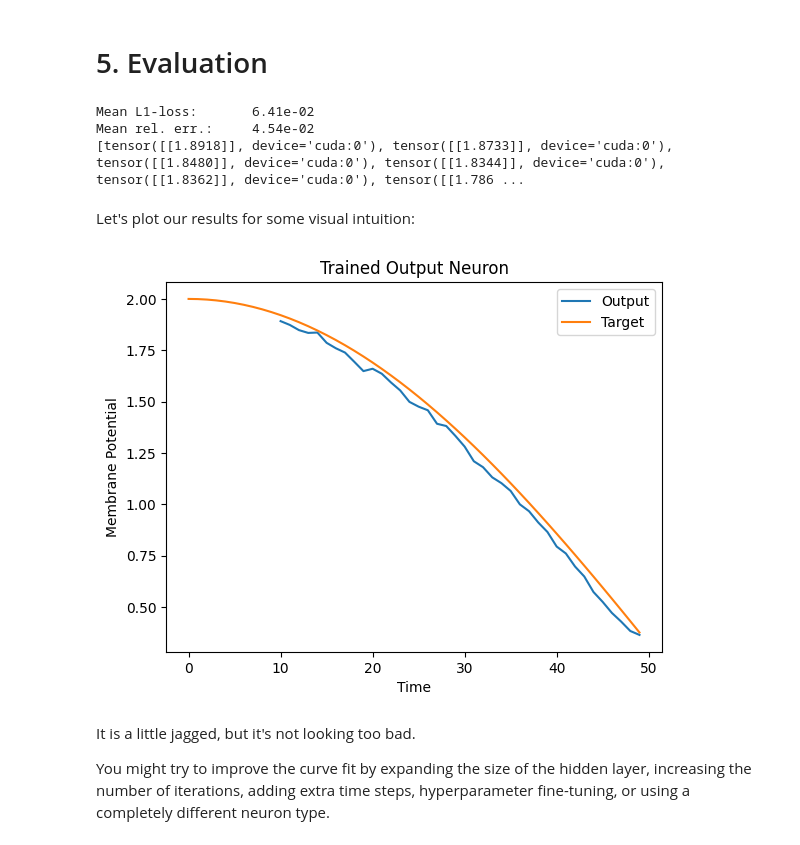
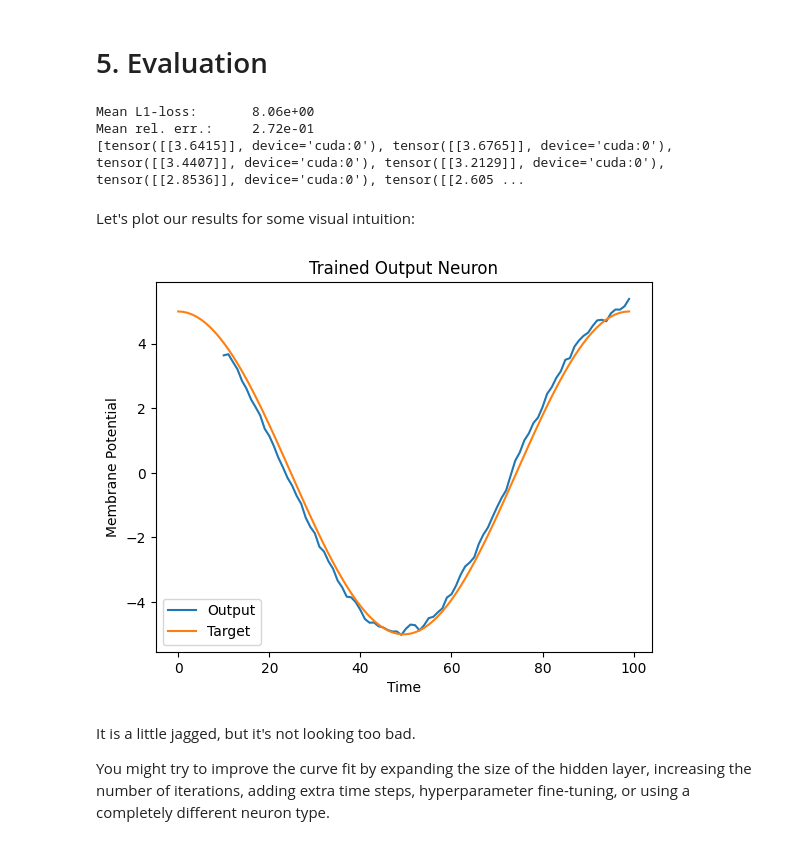
Before and after one commit to devgokulbv/8085-ASSEMBLER, a Jupyter notebook: examples/tutorial_regression_1.ipynb, the cells around one changed output. Cells and saved outputs as stored; diff of their text form; code cells hidden in the pictures.

```diff
--- a/examples/tutorial_regression_1.ipynb
+++ b/examples/tutorial_regression_1.ipynb
@@ -120,8 +118,7 @@ class RegressionDataset(torch.utils.data.Dataset):
 
         # generate linear functions one by one
         for idx in range(num_samples):
-            end = float(torch.rand(1)) # random final point
-            lin_vec = torch.linspace(start=0.0, end=end, steps=timesteps) # generate linear function from 0 to end
+            lin_vec = torch.linspace(start=0.0, end=2 * torch.pi, steps=timesteps) # generate linear function from 0 to 2*pi
             feature = lin_vec.view(timesteps, 1)
             feature_lst.append(feature) # add sample to list
 
@@ -132,8 +129,7 @@ class RegressionDataset(torch.utils.data.Dataset):
             self.labels = self.features * 1
 
         elif mode == "cosine":
-            freq = 0.5 # reduced frequency
-            self.labels = 2 * torch.cos(2 * torch.pi * freq * self.features)
+            self.labels = 5 * torch.cos(self.features)
 
         else:
             raise NotImplementedError("'linear', 'cosine'")
@@ -148,7 +144,7 @@ class RegressionDataset(torch.utils.data.Dataset):
 # %% [markdown]
 To see what a random sample looks like, run the following code-block:
 # %%
-num_steps = 50
+num_steps = 100
 num_samples = 1
 mode = "cosine" # 'linear' or 'sqrt'
 
@@ -202,18 +198,18 @@ class Net(torch.nn.Module):
         self.lif_in = snn.Leaky(beta=beta_in, threshold=thr_in, learn_beta=True, spike_grad=spike_grad)
 
         # randomly initialize decay rate for hidden neuron
-        beta_hidden = torch.rand(100)
-        thr_hidden = torch.rand(100)
+        beta_hidden = torch.rand(200)
+        thr_hidden = torch.rand(200)
 
         # layer 2
-        self.fc_hidden = torch.nn.Linear(in_features=100, out_features=100)
+        self.fc_hidden = torch.nn.Linear(in_features=100, out_features=200)
         self.lif_hidden = snn.Leaky(beta=beta_hidden, threshold=thr_hidden, learn_beta=True, spike_grad=spike_grad)
 
         # randomly initialize decay rate for output neuron
         beta_out = torch.rand(1)
 
         # layer 3: leaky integrator neuron. Note the reset mechanism is disabled and we will disregard output spikes.
-        self.fc_out = torch.nn.Linear(in_features=100, out_features=1)
+        self.fc_out = torch.nn.Linear(in_features=200, out_features=1)
         self.li_out = snn.Leaky(beta=beta_out, threshold=1.0, learn_beta=True, spike_grad=spike_grad, reset_mechanism="none")
 
     def forward(self, x):
@@ -375,30 +372,30 @@ print(f"{'Mean rel. err.:':<{20}}{mean_rel:1.2e}")
 
 print(pred)
 # %% [output]
-Mean L1-loss:       6.41e-02
-Mean rel. err.:     4.54e-02
-[tensor([[1.8918]], device='cuda:0'), tensor([[1.8733]], device='cuda:0'), tensor([[1.8480]], device='cuda:0'), tensor([[1.8344]], device='cuda:0'), tensor([[1.8362]], device='cuda:0'), tensor([[1.786 ...
+Mean L1-loss:       8.06e+00
+Mean rel. err.:     2.72e-01
+[tensor([[3.6415]], device='cuda:0'), tensor([[3.6765]], device='cuda:0'), tensor([[3.4407]], device='cuda:0'), tensor([[3.2129]], device='cuda:0'), tensor([[2.8536]], device='cuda:0'), tensor([[2.605 ...
 # %% [markdown]
 Let's plot our results for some visual intuition:
 # %%
 mem = mem.cpu()
 label = label.cpu()
 
 # calculate sum of membrane potentials in batches of 10
 pred = []
 for i in range(1, len(mem)-9):
     pred.append(torch.sum(mem[i-1:i+9, :, :], dim=0))
 
 plt.title("Trained Output Neuron")
 plt.xlabel("Time")
 plt.ylabel("Membrane Potential")
 for i in range(batch_size):
-    plt.plot(torch.arange(10, 50), torch.stack(pred)[:, i, :].cpu(), label="Output")
+    plt.plot(torch.arange(10, 100), torch.stack(pred)[:, i, :].cpu(), label="Output")
     plt.plot(label[:, i, :].cpu(), label="Target")
 plt.legend(loc='best')
 plt.show()
 # %% [output]
-[figure, old version]
+[figure, new version]
 # %% [markdown]
 It is a little jagged, but it's not looking too bad.
 
```
Also changed, not shown: parts of 4 cells of this notebook.
